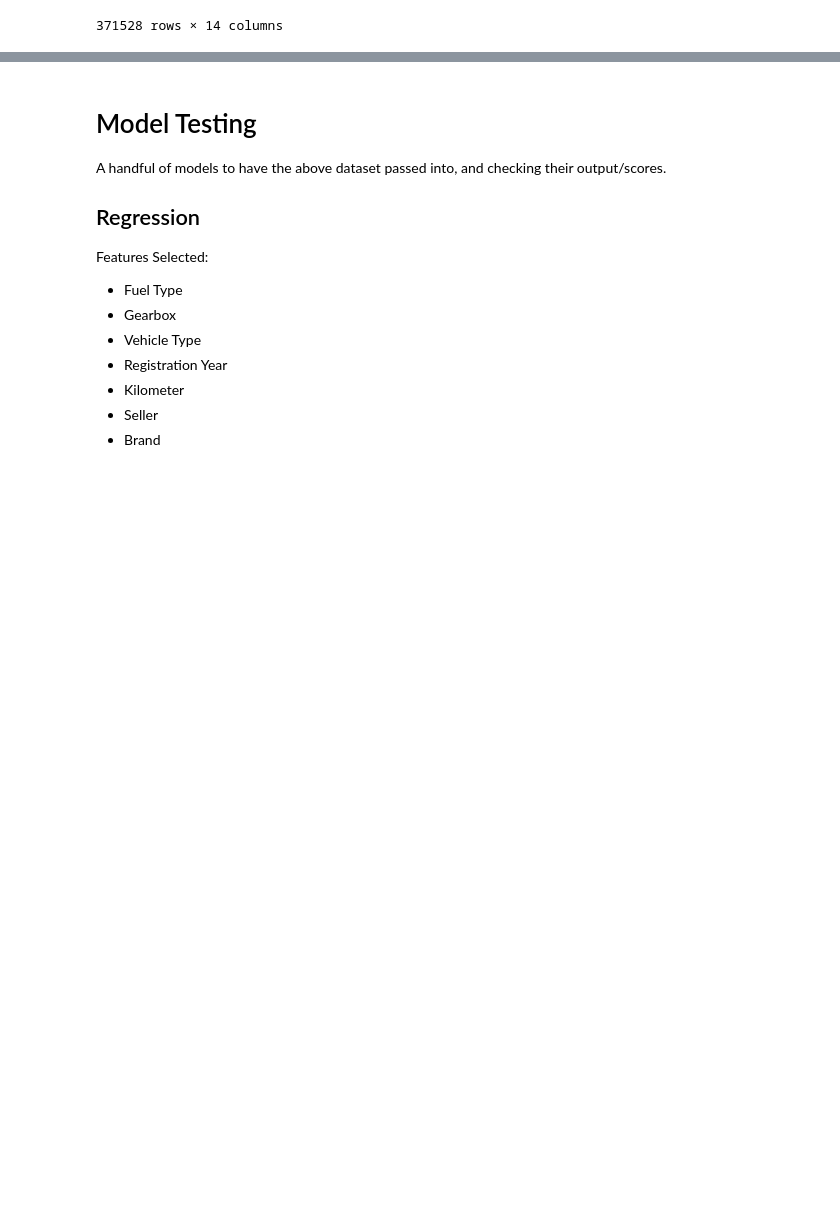
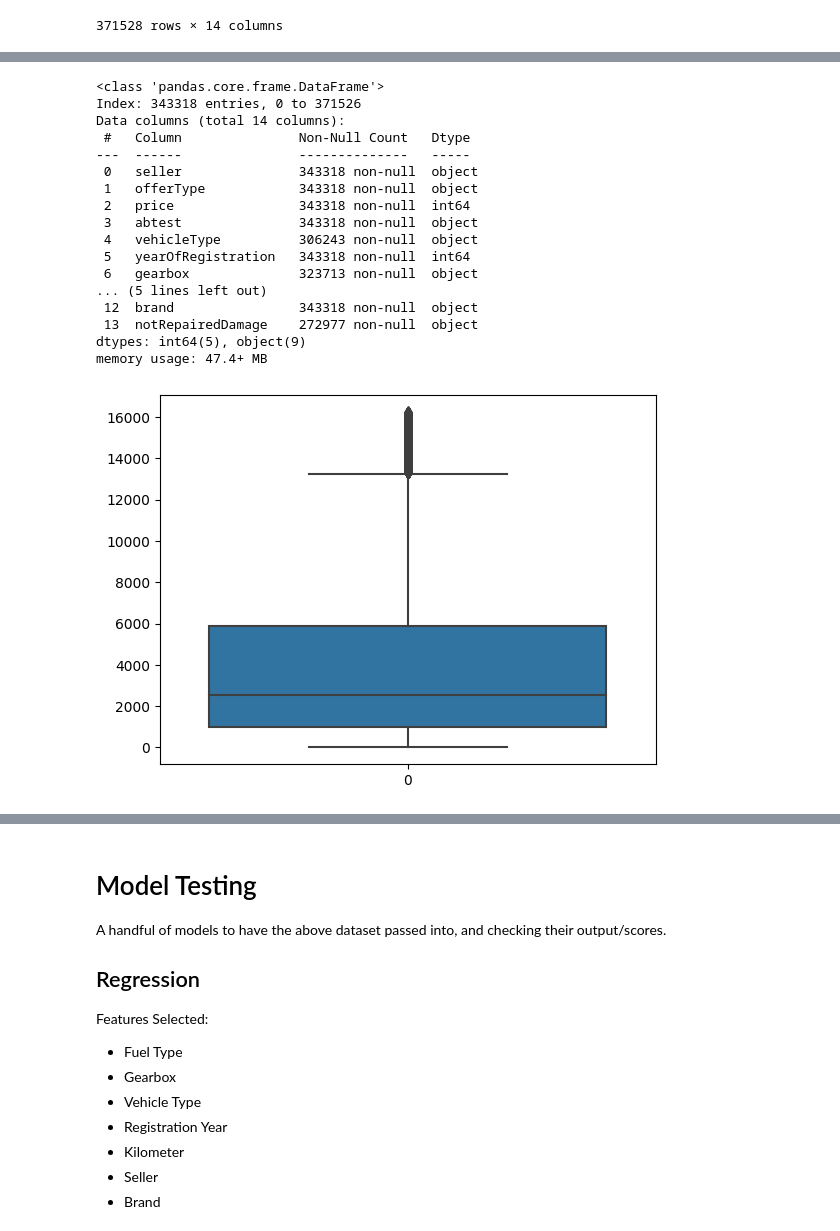
Before and after one commit to Supermjork/Much-Vroom, a Jupyter notebook: notebook/vroom.ipynb, the cells around one changed output, grey strips where cells are left out. Saved outputs shown, nothing was run; the diff lists cells and outputs as text; code cells hidden in the pictures; blank space fills up the shorter version.

```diff
--- a/notebook/vroom.ipynb
+++ b/notebook/vroom.ipynb
@@ -303,0 +359,42 @@ display(de_carDat, en_carDat)
+# %%
+# The above plot clearly shows outliers
+# therefore filtering is in order
+# But differently to years, as we will obtain limits
+# using values obtained from certain statistics
+
+# Acquiring quartiles
+per25 = selected_data['price'].quantile(0.25)
+per75 = selected_data['price'].quantile(0.75)
+
+# InterQuartileRange (diff between 75% and 25%)
+iqr = per75 - per25
+
+# Limiting
+upperLim = per75 + 1.5 * iqr
+lowerLim = per25 - 1.5 * iqr
+
+# Filtering
+selected_data = selected_data[(selected_data['price'] < upperLim) & (selected_data['price'] > lowerLim)]
+
+sns.boxplot(selected_data['price'])
+
+selected_data.info()
+# %% [output]
+<class 'pandas.core.frame.DataFrame'>
+Index: 343318 entries, 0 to 371526
+Data columns (total 14 columns):
+ #   Column               Non-Null Count   Dtype
+---  ------               --------------   -----
+ 0   seller               343318 non-null  object
+ 1   offerType            343318 non-null  object
+ 2   price                343318 non-null  int64
+ 3   abtest               343318 non-null  object
+ 4   vehicleType          306243 non-null  object
+ 5   yearOfRegistration   343318 non-null  int64
+ 6   gearbox              323713 non-null  object
+... (5 lines left out)
+ 12  brand                343318 non-null  object
+ 13  notRepairedDamage    272977 non-null  object
+dtypes: int64(5), object(9)
+memory usage: 47.4+ MB
+[figure, added]
```
Also changed, not shown: parts of 10 cells of this notebook.
